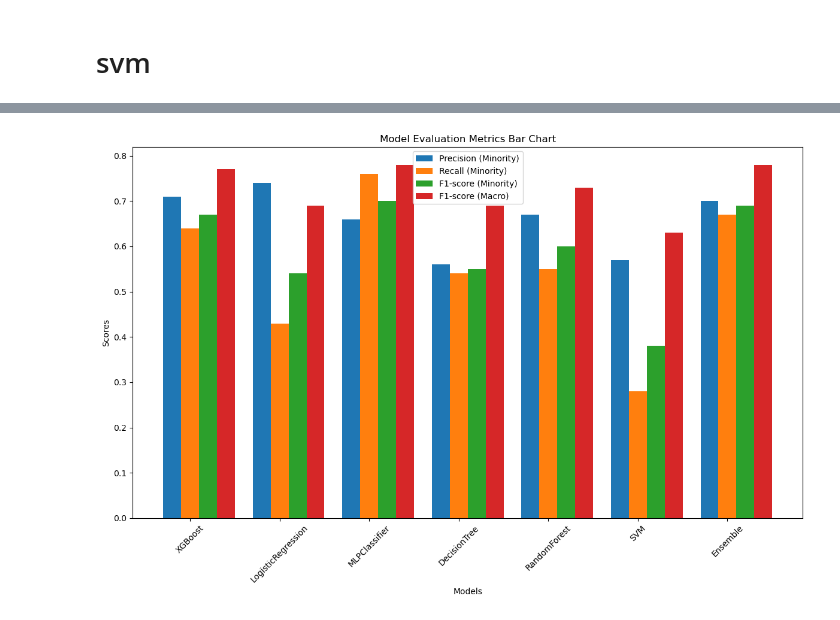
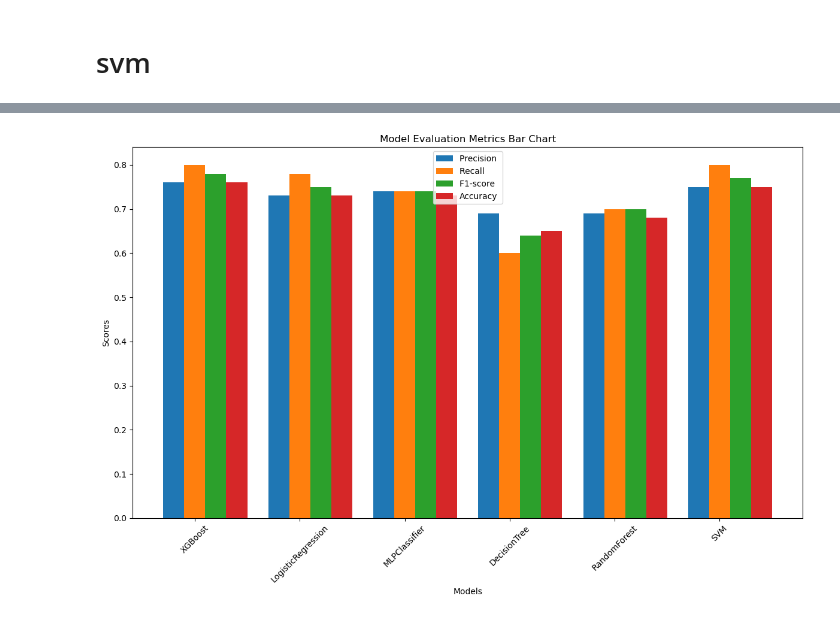
Before and after one commit to mraminamiri/National_Accident, a Jupyter notebook: imbalanc classification/imbalancecomparison.ipynb, the cells around one changed output, grey strips where cells are left out. Drawn from its saved outputs; the diff is of its cells as text; code cells hidden in the pictures.

```diff
--- a/imbalanc classification/imbalancecomparison.ipynb
+++ b/imbalanc classification/imbalancecomparison.ipynb
@@ -633,33 +671,91 @@ f1
 # %%
 import numpy as np
 import matplotlib.pyplot as plt
 
-models = ['XGBoost', 'LogisticRegression', 'MLPClassifier', 'DecisionTree', 'RandomForest', 'SVM', 'Ensemble']
-metrics = ['Precision', 'Recall (Minority)', 'F1-score (Minority)', 'F1-score (Macro)']
-precision = [0.71, 0.74, 0.66, 0.56, 0.67, 0.57, 0.70]
-recall_minority = [0.64, 0.43, 0.76, 0.54, 0.55, 0.28, 0.67]
-f1_minority = [0.67, 0.54, 0.70, 0.55, 0.60, 0.38, 0.69]
-f1_macro = [0.77, 0.69, 0.78, 0.69, 0.73, 0.63, 0.78]
+models = ['XGBoost', 'LogisticRegression', 'MLPClassifier', 'DecisionTree', 'RandomForest', 'SVM']
+metrics = ['Precision', 'Recall', 'F1-score']
+
+
+
+
+precision = [0.76,      0.73,
+             0.74,
+
+
+             0.69,
+
+
+             0.69,
+
+
+             0.75]
+
+
+
+
+recall_minority = [0.80,     0.78,
+                   0.74,
+
+
+                   0.60,
+
+                   0.70,
+
+     0.80]
+
+
+
+
+
+f1_minority = [0.78, 0.75,
+               0.74,
+
+
+               0.64
+
+               , 0.70,
+
+    0.77]
+
+
+
+
+accuracy=[0.76,0.73, 0.73, 0.65,
+
+          0.68,
+
+
+
+
+
+
+          0.75
+]
+
+
+
+
+
 
 x = np.arange(len(models))
 width = 0.2
 
 # اندازه‌دهی نمودار
 plt.figure(figsize=(12, 8))
 
 # رسم میله‌ها
-plt.bar(x - width, precision, width, label='Precision (Minority)')
-plt.bar(x, recall_minority, width, label='Recall (Minority)')
-plt.bar(x + width, f1_minority, width, label='F1-score (Minority)')
-plt.bar(x + 2 * width, f1_macro, width, label='F1-score (Macro)')
+plt.bar(x - width, precision, width, label='Precision ')
+plt.bar(x, recall_minority, width, label='Recall ')
+plt.bar(x + width, f1_minority, width, label='F1-score ')
+plt.bar(x + 2 * width, accuracy, width, label='Accuracy')
 
 plt.xlabel('Models')
 plt.ylabel('Scores')
 plt.title('Model Evaluation Metrics Bar Chart')
 plt.xticks(x, models, rotation=45)
 plt.legend()
 
 plt.tight_layout()
 plt.show()
 # %% [output]
-[figure, old version]
+[figure, new version]
```
Also changed, not shown: parts of 24 cells of this notebook.
